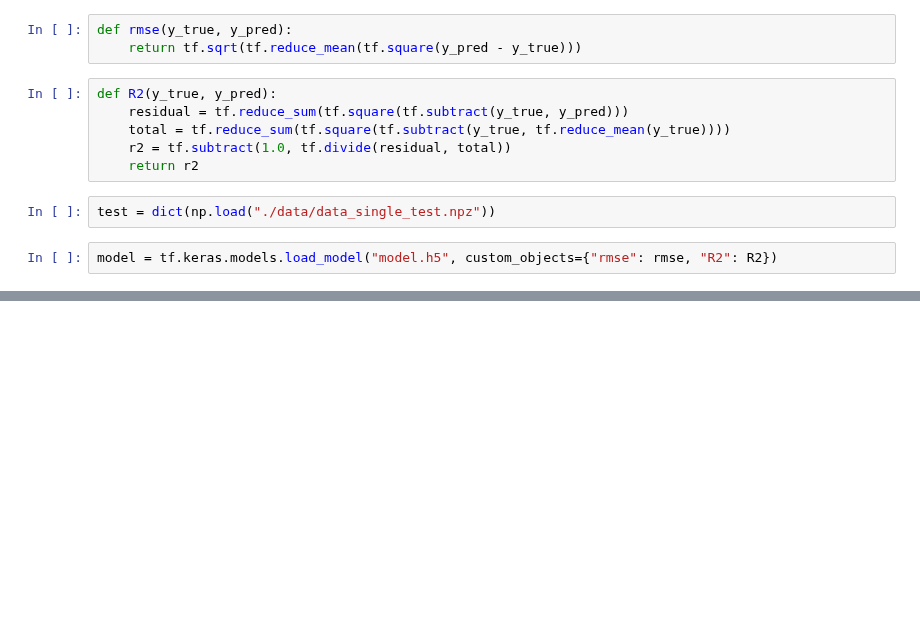
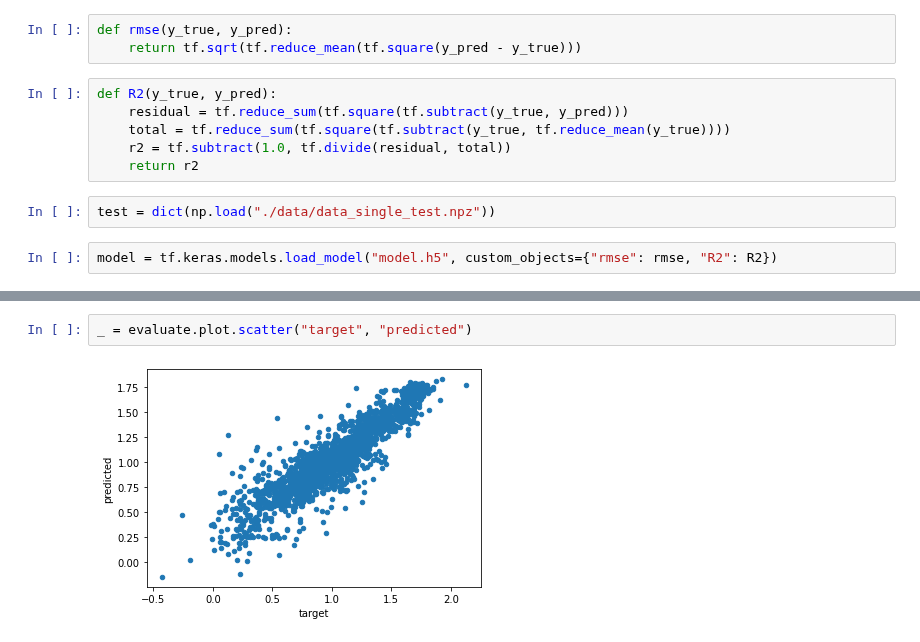
Before and after one commit to AlessioZanga/BioHackaton2021, a Jupyter notebook: evaluation.ipynb, the cells around one changed output, grey strips where cells are left out. Cells and saved outputs as stored; diff of their text form; blank space fills up the shorter version.

```diff
--- a/evaluation.ipynb
+++ b/evaluation.ipynb
@@ -30,0 +37,4 @@ ValueError: in user code:
+# %%
+_ = evaluate.plot.scatter("target", "predicted")
+# %% [output]
+[figure, added]
```
Also changed, not shown: parts of 2 cells of this notebook, 4 other files.
